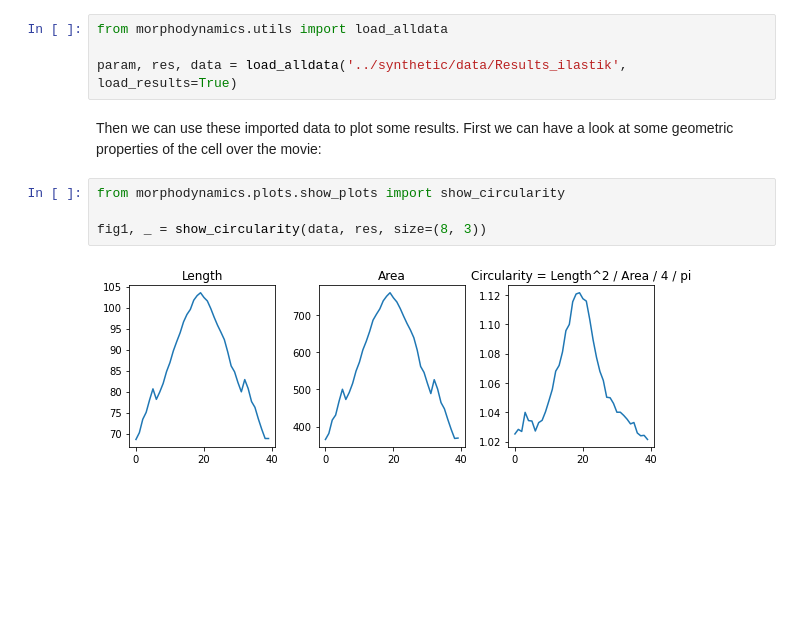
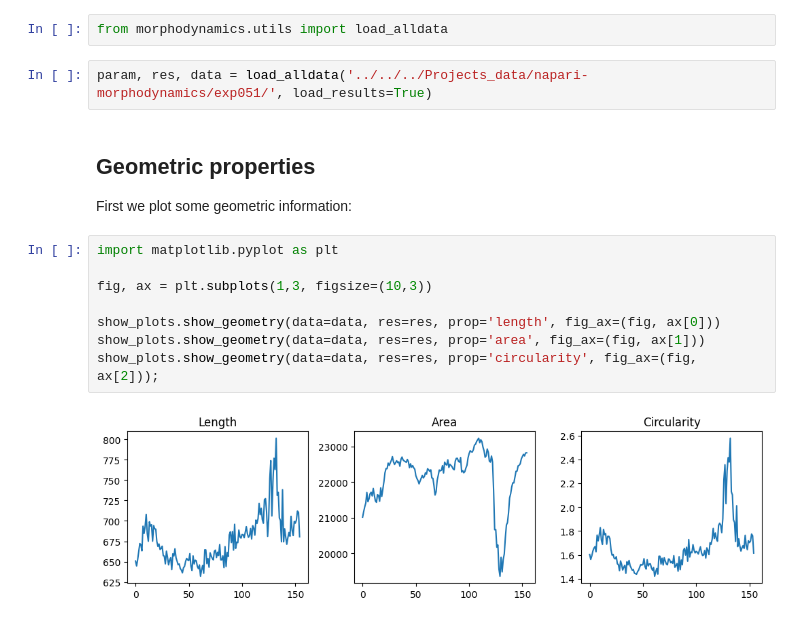
Before and after one commit to guiwitz/MorphoDynamics, a Jupyter notebook: mydocs/Data_analysis.ipynb, the cells around one changed output. Drawn from its saved outputs; the diff is of its cells as text; blank space fills up the shorter version.

```diff
--- a/mydocs/Data_analysis.ipynb
+++ b/mydocs/Data_analysis.ipynb
@@ -34,12 +12,18 @@ We can also generate plots without user interface. For that we first need to loa
 # %%
 from morphodynamics.utils import load_alldata
-
-param, res, data = load_alldata('../synthetic/data/Results_ilastik', load_results=True)
-# %% [markdown]
-Then we can use these imported data to plot some results. First we can have a look at some geometric properties of the cell over the movie:
-# %%
-from morphodynamics.plots.show_plots import show_circularity
-
-fig1, _ = show_circularity(data, res, size=(8, 3))
-# %% [output]
-[figure, removed]
+# %%
+param, res, data = load_alldata('../../../Projects_data/napari-morphodynamics/exp051/', load_results=True)
+# %% [markdown]
+## Geometric properties
+
+First we plot some geometric information:
+# %%
+import matplotlib.pyplot as plt
+
+fig, ax = plt.subplots(1,3, figsize=(10,3))
+
+show_plots.show_geometry(data=data, res=res, prop='length', fig_ax=(fig, ax[0]))
+show_plots.show_geometry(data=data, res=res, prop='area', fig_ax=(fig, ax[1]))
+show_plots.show_geometry(data=data, res=res, prop='circularity', fig_ax=(fig, ax[2]));
+# %% [output]
+[figure, added]
```
Also changed, not shown: parts of 19 cells of this notebook.
